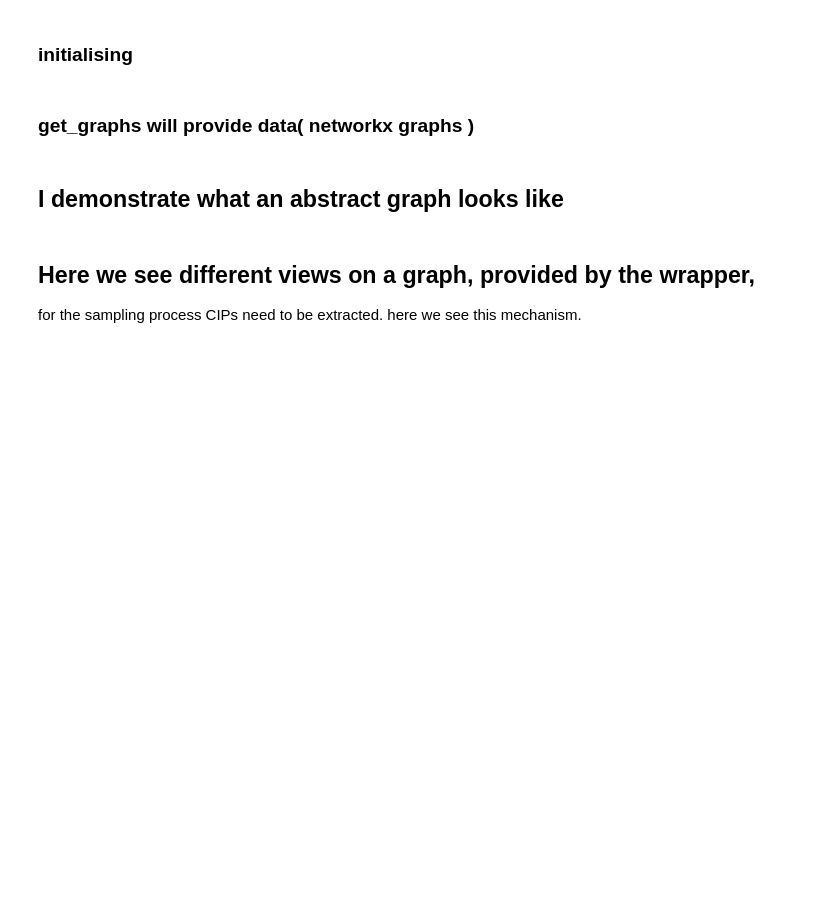
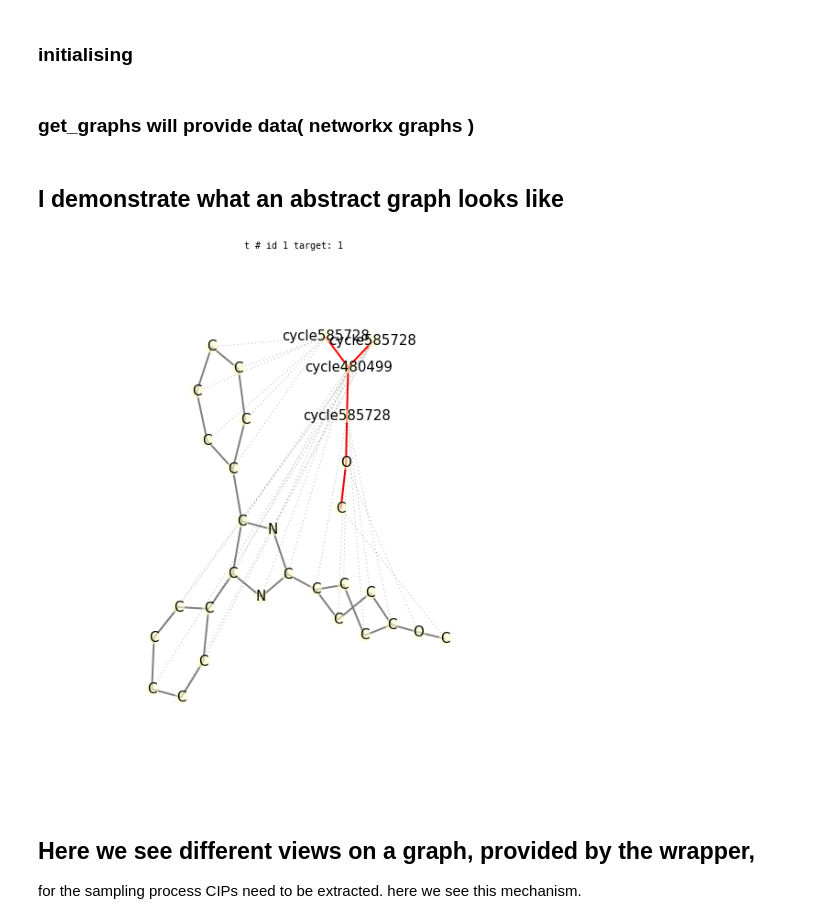
Before and after one commit to fabriziocosta/GraphLearn_examples, a Jupyter notebook: Abstract/circles_mole.ipynb, the cells around one changed output. Cells and saved outputs as stored; diff of their text form; code cells hidden in the pictures; blank space fills up the shorter version.

```diff
--- a/Abstract/circles_mole.ipynb
+++ b/Abstract/circles_mole.ipynb
@@ -26,27 +26,27 @@ def get_graphs(dataset_fname='../toolsdata/bursi.pos.gspan', size=100):
 # %%
 from graphlearn.utils import draw
 import graphlearn.abstract_graphs.mole.circletransform as mole
 import graphlearn.abstract_graphs.minordecompose as decompose
 from graphlearn.graphlearn import Sampler as GLS
 from eden.graph import Vectorizer
 
 # get a graph and prepare it
 graphs=get_graphs()
 g=graphs.next()
-vectorizer=Vectorizer()
 g=vectorizer._graph_preprocessing(g)
 make_decomposer = lambda x,y: decompose.MinorDecomposer(x,y,
                        include_base=False,
                        base_thickness_list=[2])
 #the preprocessor makes the abstraction, wrapper provides convenient format for drawing
 preproc=mole.GraphTransformerCircles()
-preproc.set_param(vectorizer)
-graph_wrapper=make_decomposer(vectorizer,preproc.wrap(g))
+graph_wrapper=make_decomposer(preproc.vectorizer,preproc.wrap(g))
 graph=graph_wrapper.pre_vectorizer_graph(nested=True)
 
 
 # draw
 draw.graphlearn(graph,size=10, abstract_color='red', contract=True,ignore_for_layout='nesting')
+# %% [output]
+[figure, added]
 # %% [markdown]
 ## Here we see different views on a graph, provided by the wrapper,
 
```
Also changed, not shown: parts of 5 cells of this notebook, 7 other files.
